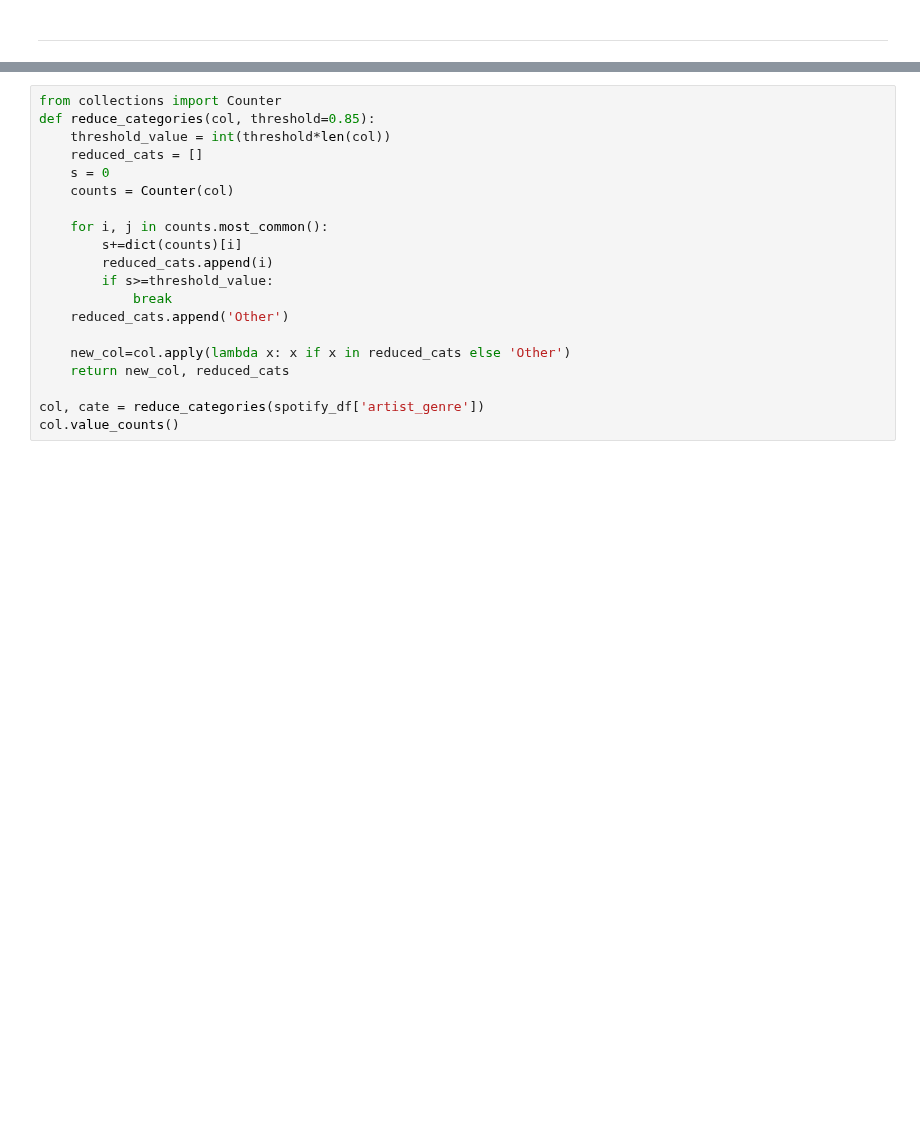
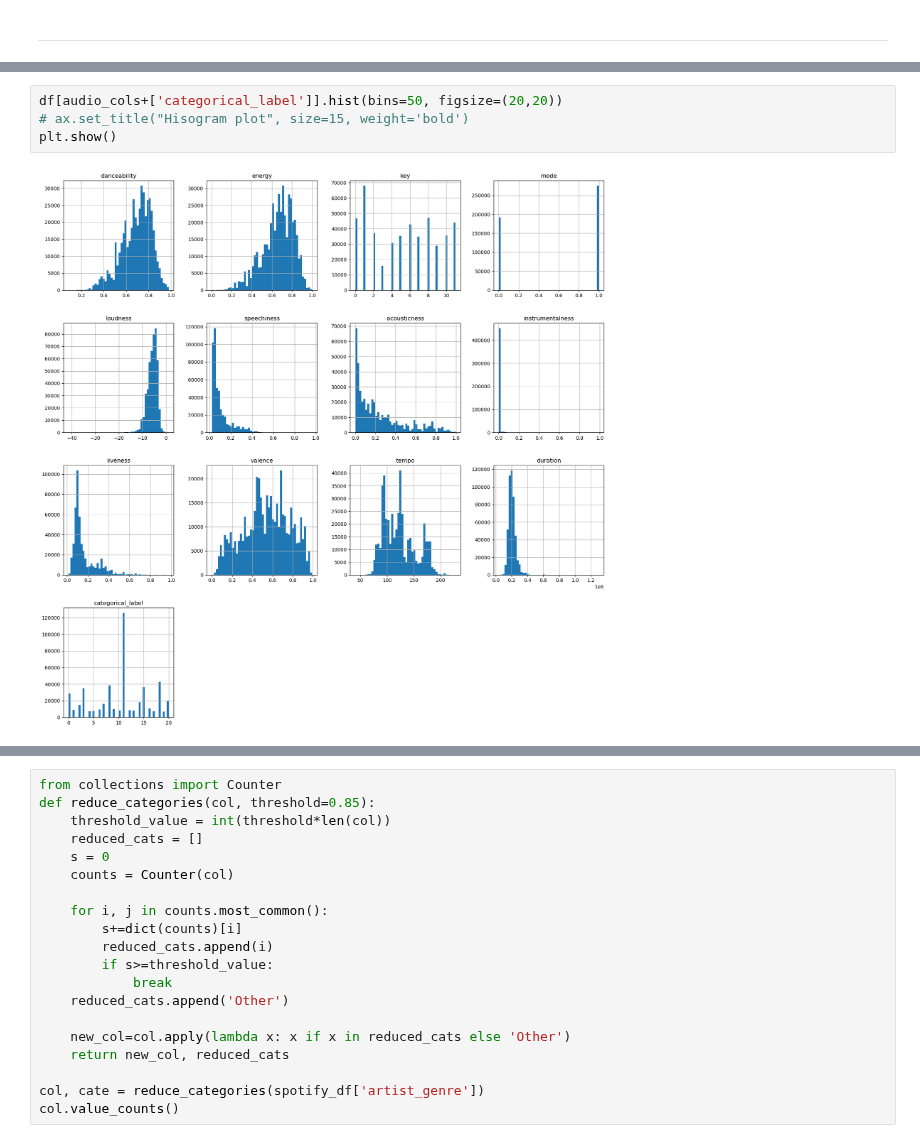
Before and after one commit to Miruku2201/LTKHDL_FinalProject, a Jupyter notebook: Final Project.ipynb, the cells around one changed output, grey strips where cells are left out. Drawn from its saved outputs; the diff is of its cells as text; blank space fills up the shorter version.

```diff
--- a/Final Project.ipynb
+++ b/Final Project.ipynb
@@ -712,0 +502,6 @@ spotify_df[spotify_df['artist_genre'].isin(values[:20])]
+# %%
+df[audio_cols+['categorical_label']].hist(bins=50, figsize=(20,20))
+# ax.set_title("Hisogram plot", size=15, weight='bold')
+plt.show()
+# %% [output]
+[figure, added]
```
Also changed, not shown: parts of 142 cells of this notebook.
